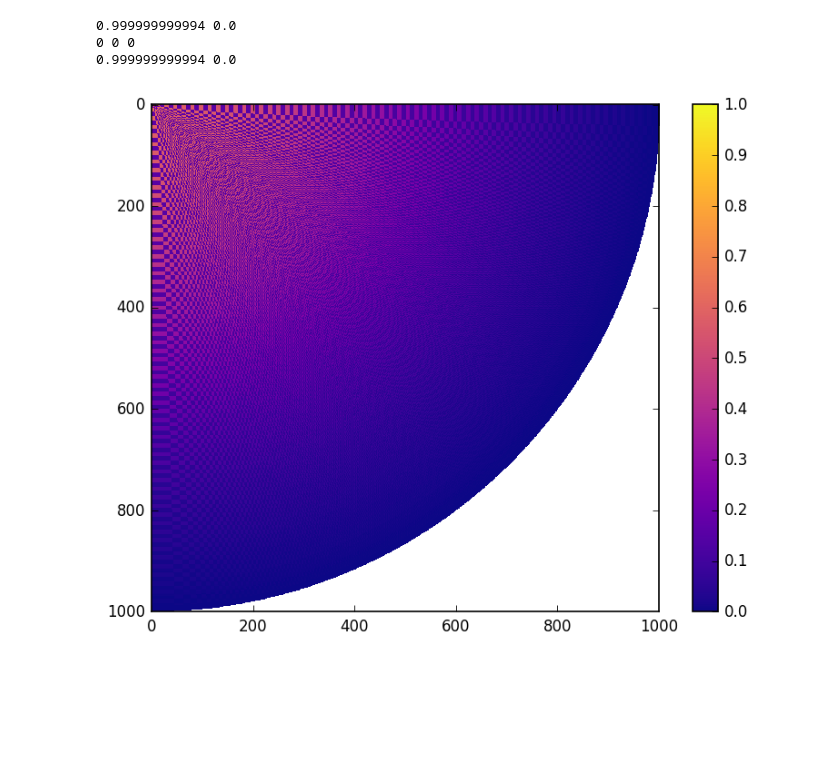
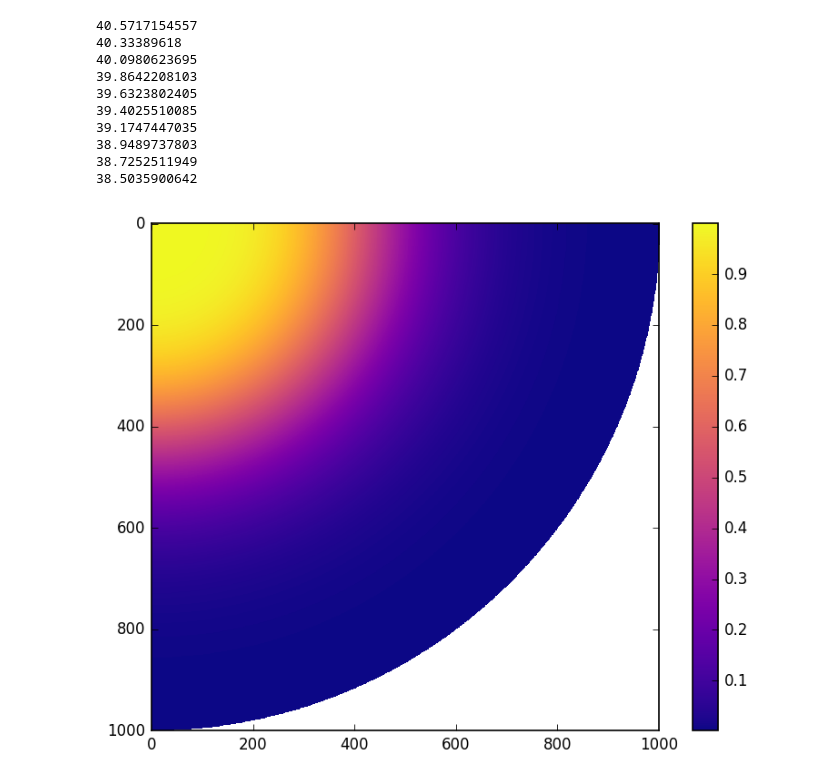
Before and after one commit to fbunel/Geo_Project, a Jupyter notebook: Code/conduction.ipynb, the cells around one changed output. Cells and saved outputs as stored; diff of their text form; code cells hidden in the pictures; blank space fills up the shorter version.

```diff
--- a/Code/conduction.ipynb
+++ b/Code/conduction.ipynb
@@ -230,9 +202,17 @@ u*d1
-# %%
-t.step()
-t.BC()
-t.show()
-# %% [output]
-0.999999999994 0.0
-0 0 0
-0.999999999994 0.0
-[figure, removed]
+# %%
+for i in range(10):
+    print((t.T*(t.r**2)).sum())
+    t.step()
+t.show()
+# %% [output]
+40.5717154557
+40.33389618
+40.0980623695
+39.8642208103
+39.6323802405
+39.4025510085
+39.1747447035
+38.9489737803
+38.7252511949
+38.5035900642
+[figure, added]
```
Also changed, not shown: parts of 4 cells of this notebook, 1 other file.
